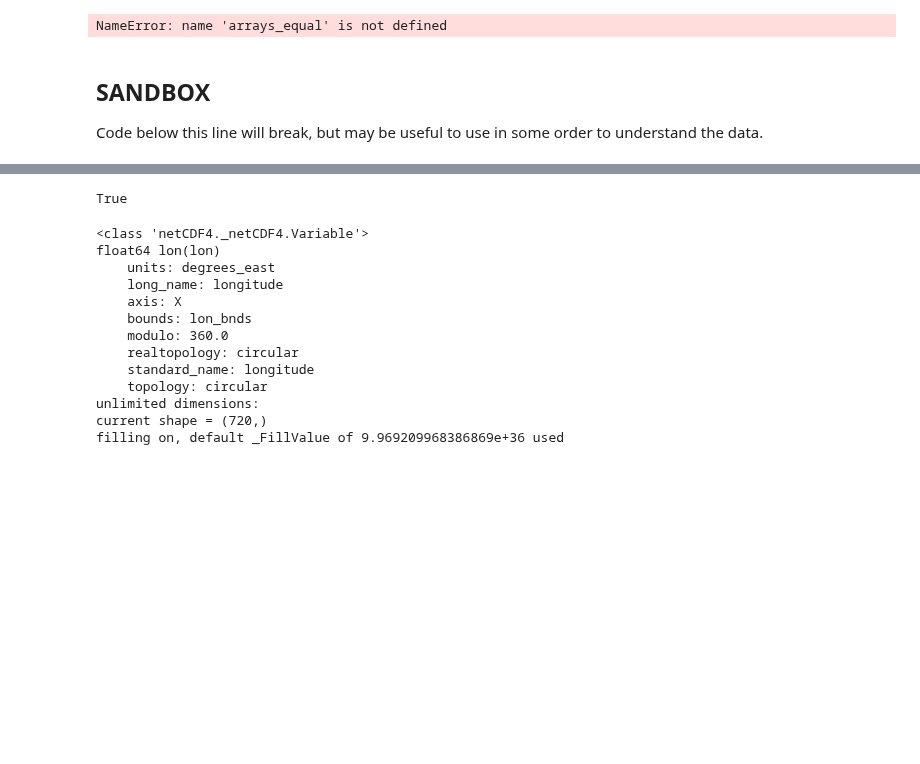
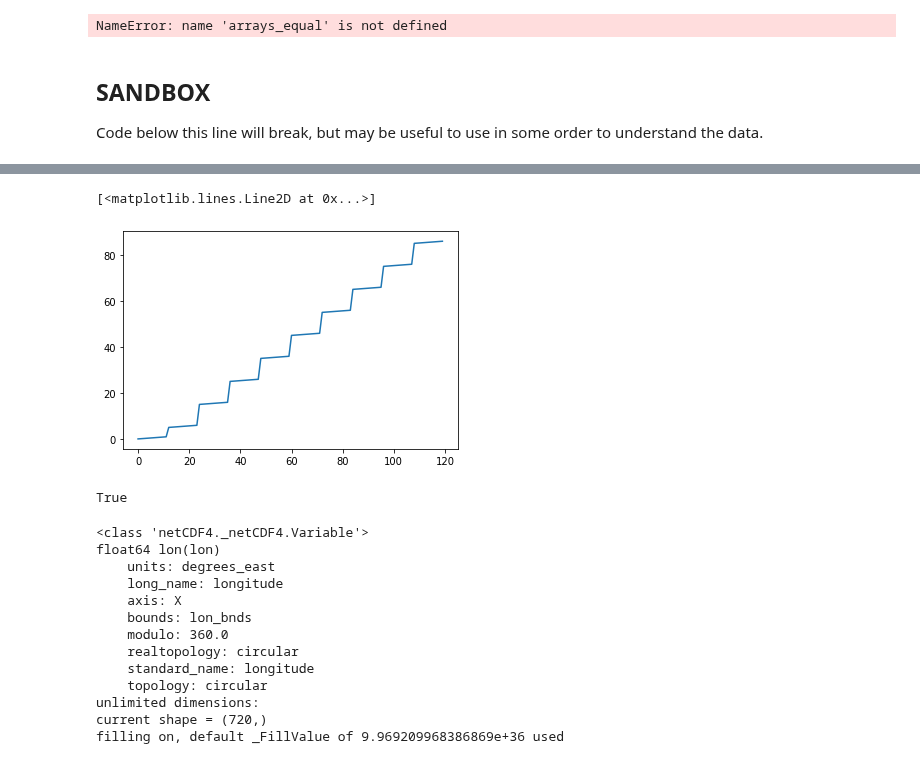
Before and after one commit to Rlamboll/modify_COVID19_netCDF_Emissions, a Jupyter notebook: calculations/COVID19EmissionsCalcAerosols.ipynb, the cells around one changed output, grey strips where cells are left out. Cells and saved outputs as stored; diff of their text form; code cells hidden in the pictures; blank space fills up the shorter version.

```diff
--- a/calculations/COVID19EmissionsCalcAerosols.ipynb
+++ b/calculations/COVID19EmissionsCalcAerosols.ipynb
@@ -279,3 +284,8 @@ data.variables[key_variables[fileind]][:, :, :, :] = output
+# %%
+plt.plot(data.variables["time"][:] / 365)
+# %% [output]
+[<matplotlib.lines.Line2D at 0x...>]
+[figure, added]
 # %%
 print(arrays_equal(data.variables[key_variables[fileind]][:, :, :, :], output))
 # %% [output]
```
Also changed, not shown: parts of 3 cells of this notebook, 2 other files.
